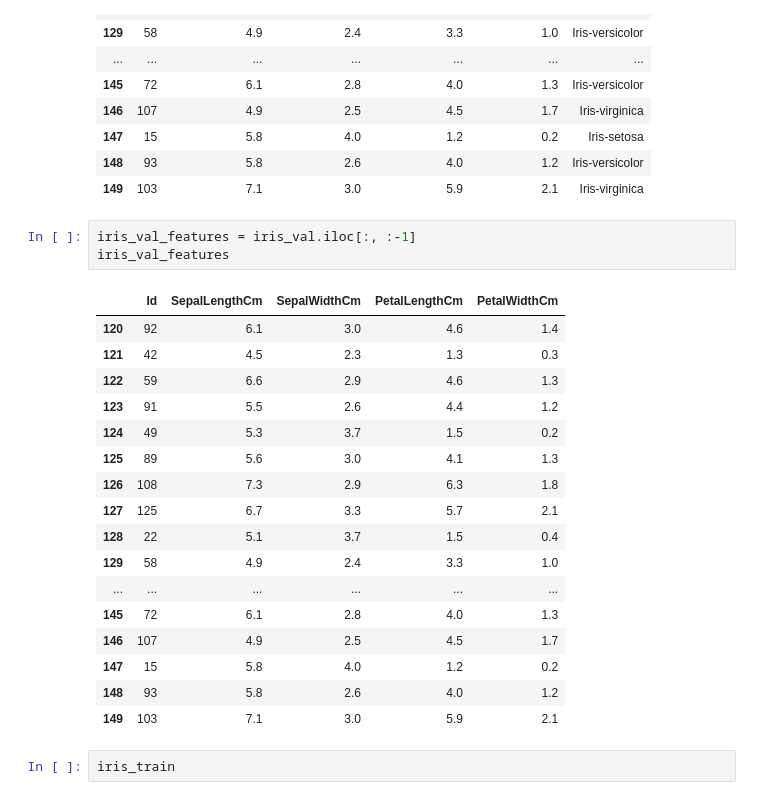
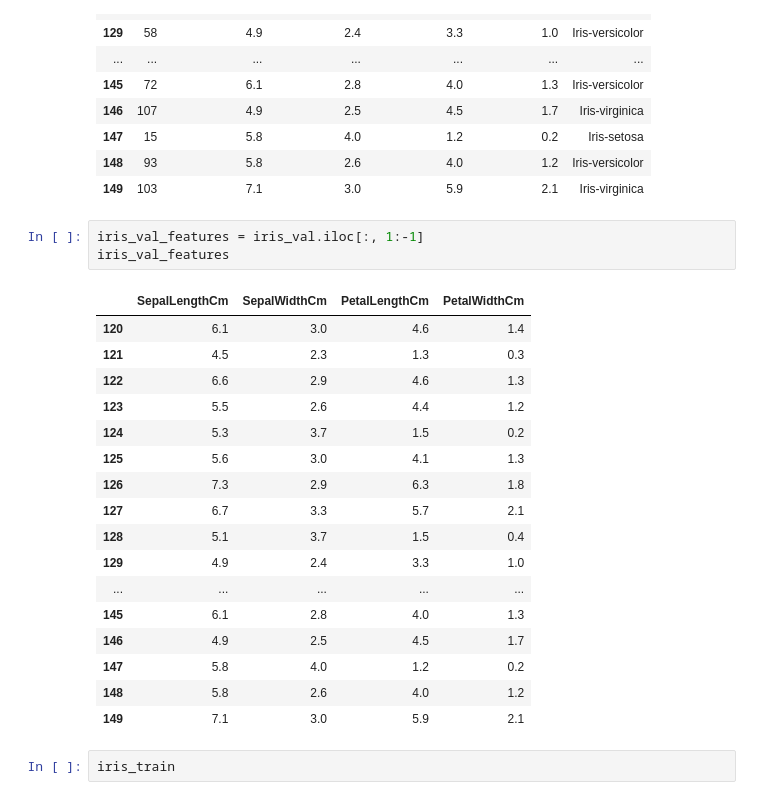
Before and after one commit to adityaiyer7/ML-From-Scratch, a Jupyter notebook: Algs/KNN/KNN.ipynb, the cells around one changed output. Drawn from its saved outputs; the diff is of its cells as text.

```diff
--- a/Algs/KNN/KNN.ipynb
+++ b/Algs/KNN/KNN.ipynb
@@ -61,26 +61,26 @@ iris_val
 | 148 | 93 | 5.8 | 2.6 | 4.0 | 1.2 | Iris-versicolor |
 | 149 | 103 | 7.1 | 3.0 | 5.9 | 2.1 | Iris-virginica |
 # %%
-iris_val_features = iris_val.iloc[:, :-1]
+iris_val_features = iris_val.iloc[:, 1:-1]
 iris_val_features
 # %% [output]
-|  | Id | SepalLengthCm | SepalWidthCm | PetalLengthCm | PetalWidthCm |
-| 120 | 92 | 6.1 | 3.0 | 4.6 | 1.4 |
-| 121 | 42 | 4.5 | 2.3 | 1.3 | 0.3 |
-| 122 | 59 | 6.6 | 2.9 | 4.6 | 1.3 |
-| 123 | 91 | 5.5 | 2.6 | 4.4 | 1.2 |
-| 124 | 49 | 5.3 | 3.7 | 1.5 | 0.2 |
-| 125 | 89 | 5.6 | 3.0 | 4.1 | 1.3 |
-| 126 | 108 | 7.3 | 2.9 | 6.3 | 1.8 |
-| 127 | 125 | 6.7 | 3.3 | 5.7 | 2.1 |
-| 128 | 22 | 5.1 | 3.7 | 1.5 | 0.4 |
-| 129 | 58 | 4.9 | 2.4 | 3.3 | 1.0 |
-| ... | ... | ... | ... | ... | ... |
-| 145 | 72 | 6.1 | 2.8 | 4.0 | 1.3 |
-| 146 | 107 | 4.9 | 2.5 | 4.5 | 1.7 |
-| 147 | 15 | 5.8 | 4.0 | 1.2 | 0.2 |
-| 148 | 93 | 5.8 | 2.6 | 4.0 | 1.2 |
-| 149 | 103 | 7.1 | 3.0 | 5.9 | 2.1 |
+|  | SepalLengthCm | SepalWidthCm | PetalLengthCm | PetalWidthCm |
+| 120 | 6.1 | 3.0 | 4.6 | 1.4 |
+| 121 | 4.5 | 2.3 | 1.3 | 0.3 |
+| 122 | 6.6 | 2.9 | 4.6 | 1.3 |
+| 123 | 5.5 | 2.6 | 4.4 | 1.2 |
+| 124 | 5.3 | 3.7 | 1.5 | 0.2 |
+| 125 | 5.6 | 3.0 | 4.1 | 1.3 |
+| 126 | 7.3 | 2.9 | 6.3 | 1.8 |
+| 127 | 6.7 | 3.3 | 5.7 | 2.1 |
+| 128 | 5.1 | 3.7 | 1.5 | 0.4 |
+| 129 | 4.9 | 2.4 | 3.3 | 1.0 |
+| ... | ... | ... | ... | ... |
+| 145 | 6.1 | 2.8 | 4.0 | 1.3 |
+| 146 | 4.9 | 2.5 | 4.5 | 1.7 |
+| 147 | 5.8 | 4.0 | 1.2 | 0.2 |
+| 148 | 5.8 | 2.6 | 4.0 | 1.2 |
+| 149 | 7.1 | 3.0 | 5.9 | 2.1 |
 # %%
 iris_train
 # %% [output]
```
Also changed, not shown: parts of 22 cells of this notebook.
